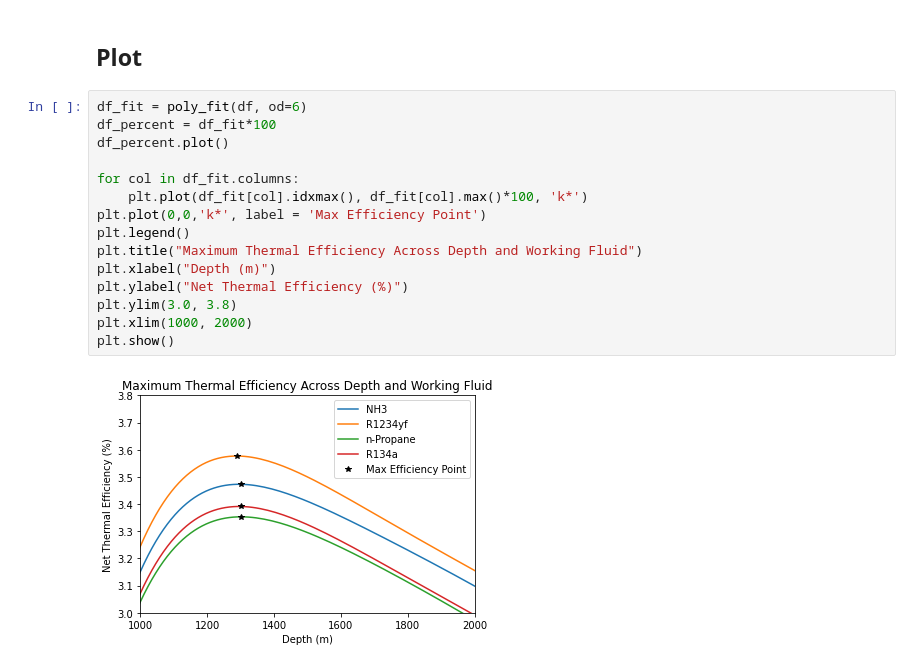
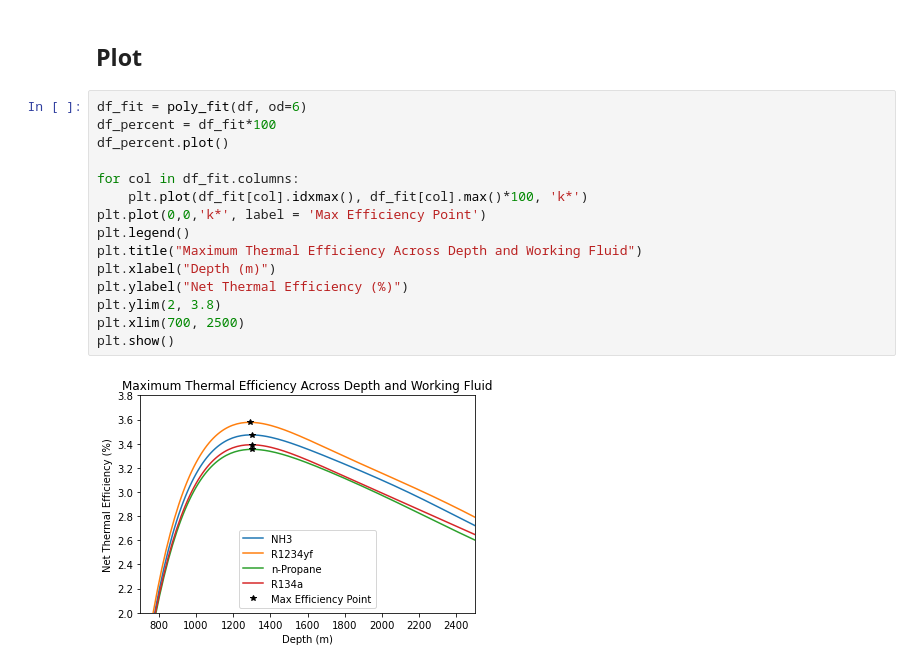
Before and after one commit to jzerez/OTEC_Modeling, a Jupyter notebook: depth_fluid_model.ipynb, the cells around one changed output. Saved outputs shown, nothing was run; the diff lists cells and outputs as text.

```diff
--- a/depth_fluid_model.ipynb
+++ b/depth_fluid_model.ipynb
@@ -270,17 +280,17 @@ def poly_fit(df, od = 6):
 # %%
 df_fit = poly_fit(df, od=6)
 df_percent = df_fit*100
 df_percent.plot()
 
 for col in df_fit.columns:
     plt.plot(df_fit[col].idxmax(), df_fit[col].max()*100, 'k*')
 plt.plot(0,0,'k*', label = 'Max Efficiency Point')
 plt.legend()
 plt.title("Maximum Thermal Efficiency Across Depth and Working Fluid")
 plt.xlabel("Depth (m)")
 plt.ylabel("Net Thermal Efficiency (%)")
-plt.ylim(3.0, 3.8)
-plt.xlim(1000, 2000)
+plt.ylim(2, 3.8)
+plt.xlim(700, 2500)
 plt.show()
 # %% [output]
-[figure, old version]
+[figure, new version]
```
Also changed, not shown: parts of 4 cells of this notebook, 3 other files.
